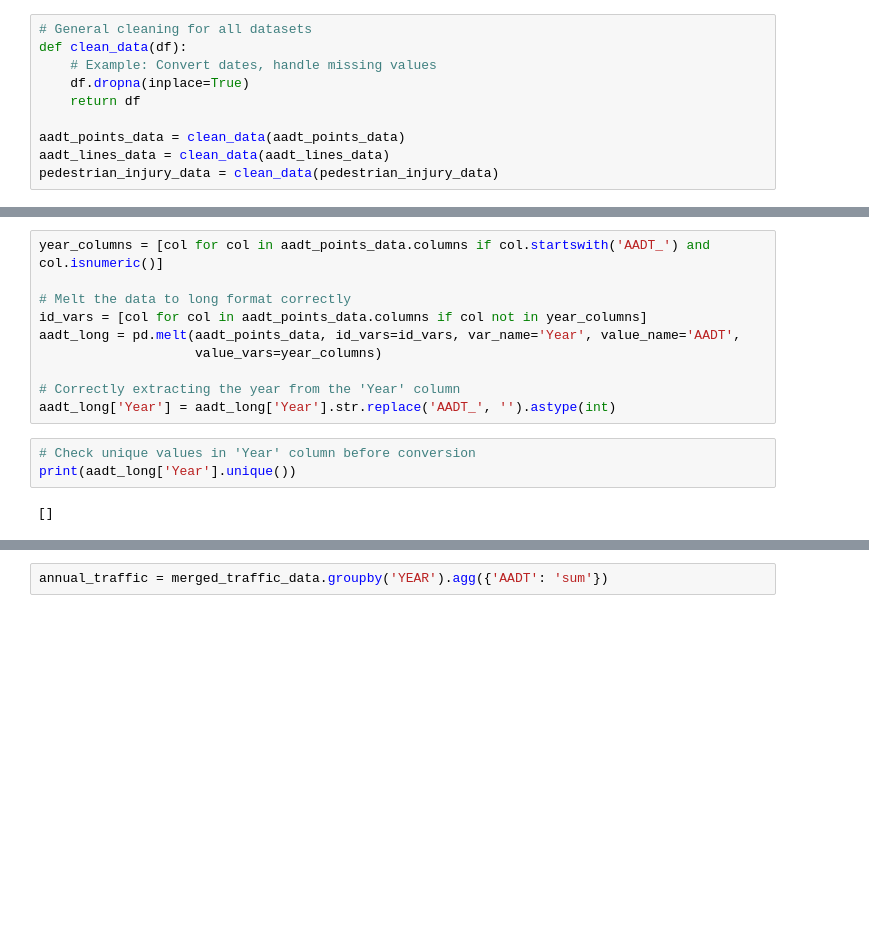
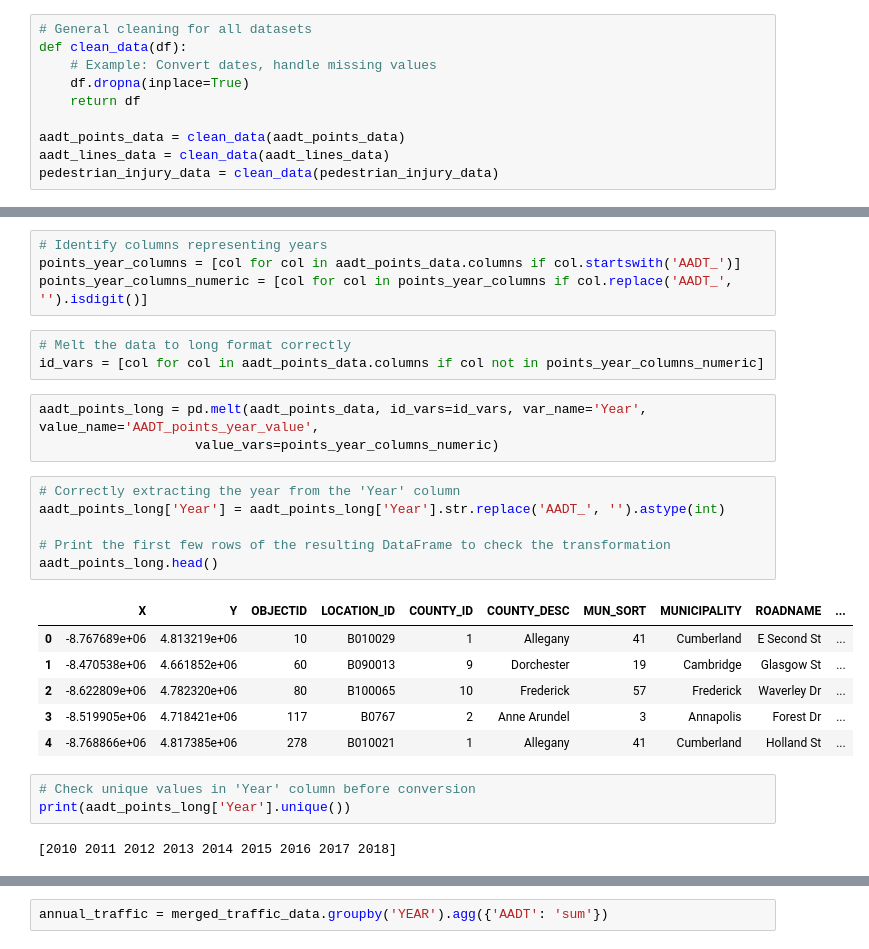
Before and after one commit to jeadjani/MDTraffic, a Jupyter notebook: 447project/MD_Accident_Hotspots.ipynb, the cells around one changed output, grey strips where cells are left out. Drawn from its saved outputs; the diff is of its cells as text; blank space fills up the shorter version.

```diff
--- a/447project/MD_Accident_Hotspots.ipynb
+++ b/447project/MD_Accident_Hotspots.ipynb
@@ -152,20 +152,33 @@ memory usage: 12.6+ KB
 | 3 | Baltimore City | 183.4 | All races/ ethnicities (aggregated) | 2017 | Pedestrian Injury |
 | 4 | Baltimore County | 54.4 | All races/ ethnicities (aggregated) | 2017 | Pedestrian Injury |
 | 7 | Carroll | 11.9 | All races/ ethnicities (aggregated) | 2017 | Pedestrian Injury |
-# %%
-year_columns = [col for col in aadt_points_data.columns if col.startswith('AADT_') and col.isnumeric()]
-
-# Melt the data to long format correctly
-id_vars = [col for col in aadt_points_data.columns if col not in year_columns]
-aadt_long = pd.melt(aadt_points_data, id_vars=id_vars, var_name='Year', value_name='AADT',
-                    value_vars=year_columns)
-
-# Correctly extracting the year from the 'Year' column
-aadt_long['Year'] = aadt_long['Year'].str.replace('AADT_', '').astype(int)
+# %%
+# Identify columns representing years
+points_year_columns = [col for col in aadt_points_data.columns if col.startswith('AADT_')]
+points_year_columns_numeric = [col for col in points_year_columns if col.replace('AADT_', '').isdigit()]
+# %%
+# Melt the data to long format correctly
+id_vars = [col for col in aadt_points_data.columns if col not in points_year_columns_numeric]
+# %%
+aadt_points_long = pd.melt(aadt_points_data, id_vars=id_vars, var_name='Year', value_name='AADT_points_year_value',
+                    value_vars=points_year_columns_numeric)
+# %%
+# Correctly extracting the year from the 'Year' column
+aadt_points_long['Year'] = aadt_points_long['Year'].str.replace('AADT_', '').astype(int)
+
+# Print the first few rows of the resulting DataFrame to check the transformation
+aadt_points_long.head()
+# %% [output]
+|  | X | Y | OBJECTID | LOCATION_ID | COUNTY_ID | COUNTY_DESC | MUN_SORT | MUNICIPALITY | ROADNAME | ... |
+| 0 | -8.767689e+06 | 4.813219e+06 | 10 | B010029 | 1 | Allegany | 41 | Cumberland | E Second St | ... |
+| 1 | -8.470538e+06 | 4.661852e+06 | 60 | B090013 | 9 | Dorchester | 19 | Cambridge | Glasgow St | ... |
+| 2 | -8.622809e+06 | 4.782320e+06 | 80 | B100065 | 10 | Frederick | 57 | Frederick | Waverley Dr | ... |
+| 3 | -8.519905e+06 | 4.718421e+06 | 117 | B0767 | 2 | Anne Arundel | 3 | Annapolis | Forest Dr | ... |
+| 4 | -8.768866e+06 | 4.817385e+06 | 278 | B010021 | 1 | Allegany | 41 | Cumberland | Holland St | ... |
 # %%
 # Check unique values in 'Year' column before conversion
-print(aadt_long['Year'].unique())
+print(aadt_points_long['Year'].unique())
 # %% [output]
-[]
+[2010 2011 2012 2013 2014 2015 2016 2017 2018]
 # %%
 try:
```
Also changed, not shown: parts of 20 cells of this notebook, 1 other file.
